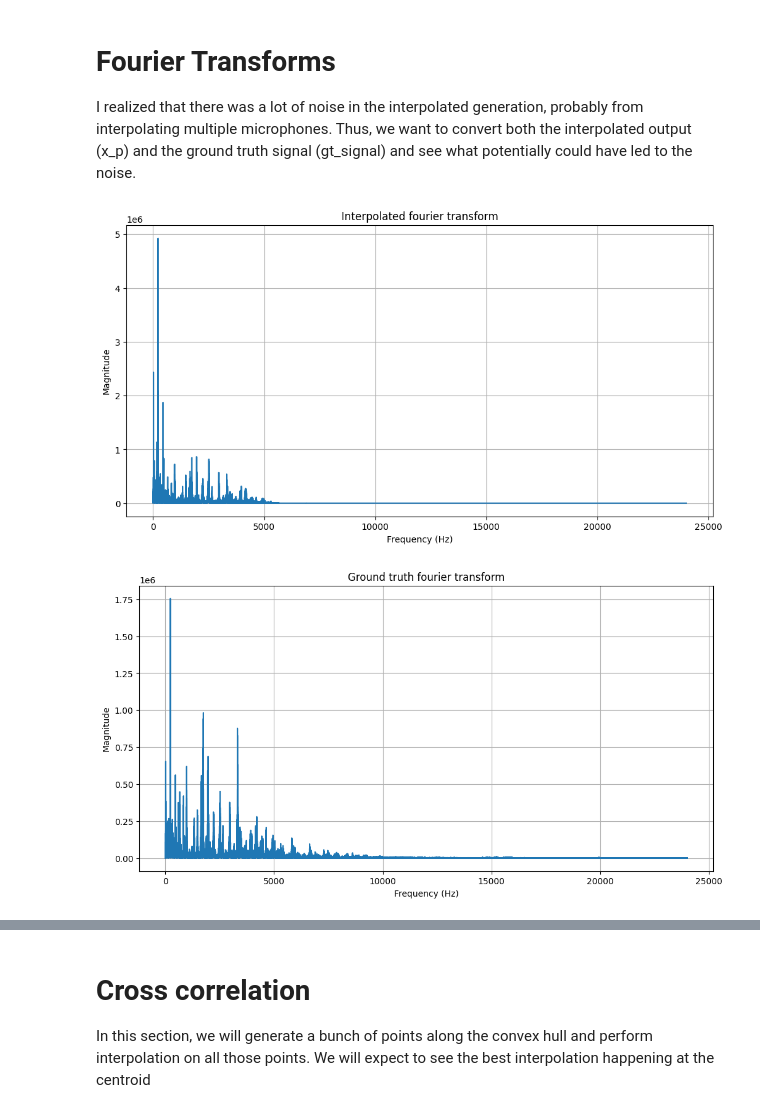
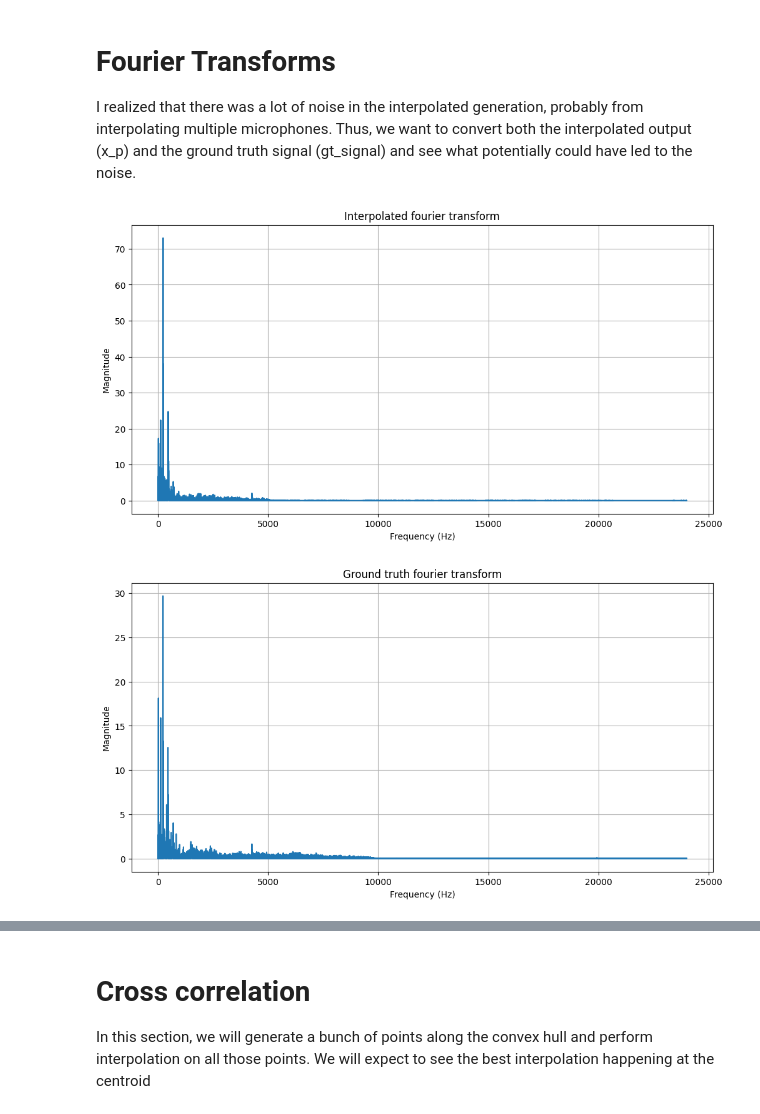
Before and after one commit to tjunjet/spatial_audio, a Jupyter notebook: codes/weighted_dist_tone.ipynb, the cells around one changed output, grey strips where cells are left out. Cells and saved outputs as stored; diff of their text form; code cells hidden in the pictures.

```diff
--- a/codes/weighted_dist_tone.ipynb
+++ b/codes/weighted_dist_tone.ipynb
@@ -40,8 +40,15 @@ volume_threshold = 0.9
 volume_range = 0.9
 hoa_threshold = 0.9
 hoa_range = 1.3
+
+# Tuning parameters for slope (in dB/m)
+distance_threshold = 0.8
+s_k_0 = 1.0
+s_k_p_neg= -1.0
+s_l_neg= -1.0
+
 cutoff_freq = 5000
-indicator_threshold = 1.0 * (10 ** 8) # Volume threshold for cropping microphone signals
+indicator_threshold = 1000 # Volume threshold for cropping microphone signals
 
 # Defining the indices of the channel
 w_channel = 0
@@ -248,10 +269,10 @@ int32
 We will plot the signals in its four channels (w, x, y, z) to analyze the data.
 # %%
 # Reading from the files
-fs, mic1_signal = wavfile.read('../data/06_04_expts/mic1_6apr/mic1_007_cropped.WAV')
-_, mic2_signal = wavfile.read('../data/06_04_expts/mic2_6apr/mic2_007_cropped.WAV')
-_, mic3_signal = wavfile.read('../data/06_04_expts/mic3_6apr/mic3_007_cropped.WAV')
-_, gt_signal = wavfile.read('../data/06_04_expts/gt_6apr/gt_007_cropped.WAV')
+fs, mic1_signal = wavfile.read('../data/06_04_expts/mic1_6apr/mic1_009_cropped.WAV')
+_, mic2_signal = wavfile.read('../data/06_04_expts/mic2_6apr/mic2_009_cropped.WAV')
+_, mic3_signal = wavfile.read('../data/06_04_expts/mic3_6apr/mic3_009_cropped.WAV')
+_, gt_signal = wavfile.read('../data/06_04_expts/gt_6apr/gt_009_cropped.WAV')
 
 # Original time_axes
 time_1 = np.arange(1, mic1_signal.shape[0] + 1)
@@ -311,25 +332,25 @@ def filter_signal_indices(mic, indicator_threshold):
     return indices
 
 # Creating an array of the microphones
-mic_x_arr = [mic1_x_signal, mic2_x_signal, mic3_x_signal, gt_x_signal]
+mic_arr = [mic1_z_signal, mic2_z_signal, mic3_z_signal, gt_z_signal]
 
 # Adding offset for number of indices
-offset = 30
+offset = 300
 
 # Looping through every signal and starting the cropping
-for i in range(len(mic_x_arr)):
+for i in range(len(mic_arr)):
     # Getting the microphone
     # Getting the x component of the microphone
-    mic_x = mic_x_arr[i]
+    mic = mic_arr[i]
 
     # Getting the values for number of samples
-    num_samples = len(mic_x)
+    num_samples = len(mic)
     print(num_samples)
     mid = num_samples // 2
 
     # 1. Splitting the signals
-    w_left = mic_x[:mid]
-    w_right = mic_x[mid:]
+    w_left = mic[:mid]
+    w_right = mic[mid:]
 
     # Filtering based on amplitude
     # 2. Return the indices of samples where the values > indicator_threshold
@@ -436,11 +455,15 @@ y_m_p = np.array([
 ])
 
 # Interpolation point coordinates
+# Experiment 1:
 # interp_point = np.array([triangle_side / 2, (triangle_side * np.sqrt(3)) / 4])  # Ground truth point
 
 # Experiment 2
 interp_point = np.array([triangle_side / 4, triangle_height / 4])
-# interp_point = np.array([triangle_side / 2, 0.15])
+
+# Experiment 3
+interp_point = np.array([3 * triangle_side / 4, triangle_height / 4])
+
 print(f"Interpolated Point: {interp_point}")
 
 # Compute the distance for all samples at once (This is the d_m function)
@@ -492,14 +506,20 @@ I realized that there was a lot of noise in the interpolated generation, probabl
 # %%
 # Plotting the fourier transforms of x_p and g_t
 
 x_p_w, x_p_x, x_p_y, x_p_z = extract_channels(x_p)
+
+# I suspect the x-direction's interpolation is a bit high, comment this line out
+# when you figure out why it's the case
+# x_p_x = 0.5 * x_p_x
+
+x_p = combine_channels(x_p_w, x_p_x, x_p_y, x_p_z)
 gt_w, gt_x, gt_y, gt_z = extract_channels(gt_signal)
 
 plot_fourier_transform(x_p_w, fs, "Interpolated fourier transform")
 plot_fourier_transform(gt_w, fs, "Ground truth fourier transform")
 # %% [output]
-[figure, old version]
+[figure, new version]
-[figure, old version]
+[figure, new version]
 # %%
 # Note: We must change the data type to fit original audio type
 x_p_int = x_p.astype(np.int16)
```
Also changed, not shown: parts of 14 cells of this notebook, 2 other files.
